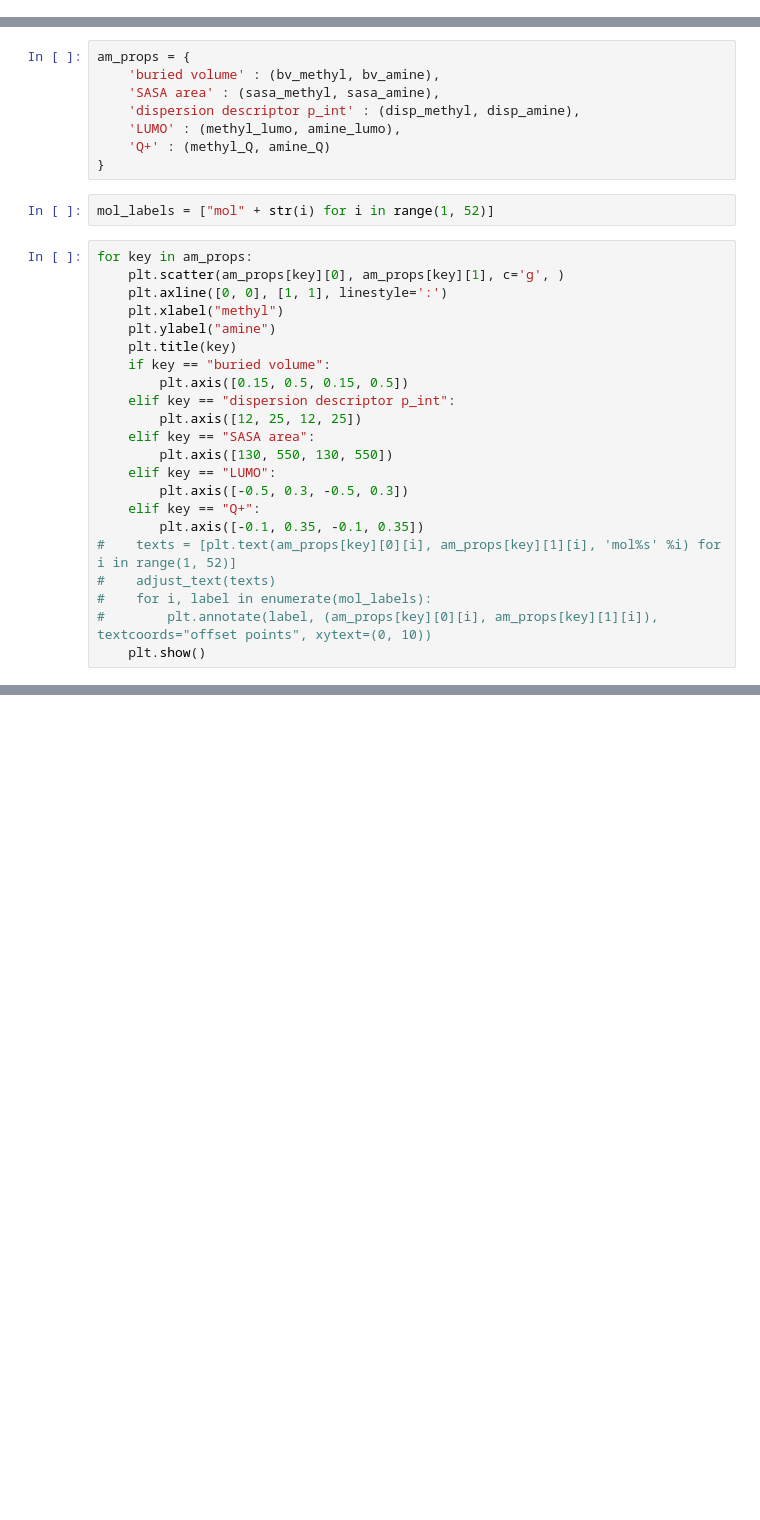
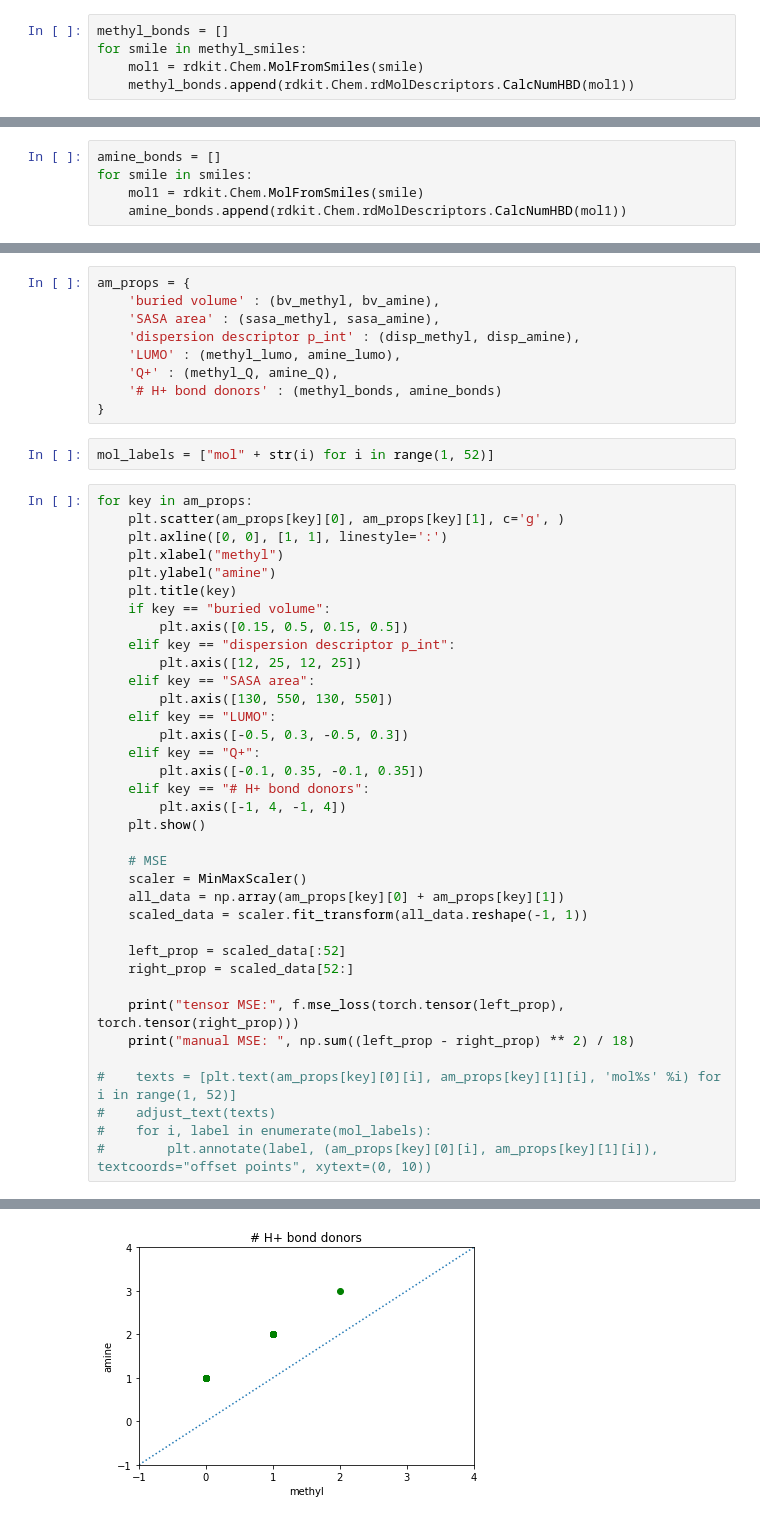
Before and after one commit to huynmela/PeptoidsProject, a Jupyter notebook: smiles_props.ipynb, the cells around one changed output, grey strips where cells are left out. Cells and saved outputs as stored; diff of their text form; blank space fills up the shorter version.

```diff
--- a/smiles_props.ipynb
+++ b/smiles_props.ipynb
@@ -175,6 +232,11 @@ methyl_xtb = np.load('data/methyl_xtb_data.npy', allow_pickle=True)
 methyl_lumo = [i[0] for i in methyl_xtb]
 methyl_Q = [i[1] for i in methyl_xtb]
 methyl_H = [i[2] for i in methyl_xtb]
+# %%
+methyl_bonds = []
+for smile in methyl_smiles:
+    mol1 = rdkit.Chem.MolFromSmiles(smile)
+    methyl_bonds.append(rdkit.Chem.rdMolDescriptors.CalcNumHBD(mol1))
 # %% [markdown]
 ### calculating amine properties
 # %%
@@ -199,6 +261,11 @@ amine_xtb = np.load('data/amine_xtb_data.npy', allow_pickle=True)
 amine_lumo = [i[0] for i in amine_xtb]
 amine_Q = [i[1] for i in amine_xtb]
 amine_H = [i[2] for i in amine_xtb]
+# %%
+amine_bonds = []
+for smile in smiles:
+    mol1 = rdkit.Chem.MolFromSmiles(smile)
+    amine_bonds.append(rdkit.Chem.rdMolDescriptors.CalcNumHBD(mol1))
 # %% [markdown]
 ### plotting
 # %%
@@ -207,7 +274,8 @@ am_props = {
     'SASA area' : (sasa_methyl, sasa_amine),
     'dispersion descriptor p_int' : (disp_methyl, disp_amine),
     'LUMO' : (methyl_lumo, amine_lumo),
-    'Q+' : (methyl_Q, amine_Q)
+    'Q+' : (methyl_Q, amine_Q),
+    '# H+ bond donors' : (methyl_bonds, amine_bonds)
 }
 # %%
 mol_labels = ["mol" + str(i) for i in range(1, 52)]
@@ -228,10 +296,24 @@ for key in am_props:
         plt.axis([-0.5, 0.3, -0.5, 0.3])
     elif key == "Q+":
         plt.axis([-0.1, 0.35, -0.1, 0.35])
+    elif key == "# H+ bond donors":
+        plt.axis([-1, 4, -1, 4])
+    plt.show()
+
+    # MSE
+    scaler = MinMaxScaler()
+    all_data = np.array(am_props[key][0] + am_props[key][1])
+    scaled_data = scaler.fit_transform(all_data.reshape(-1, 1))
+
+    left_prop = scaled_data[:52]
+    right_prop = scaled_data[52:]
+
+    print("tensor MSE:", f.mse_loss(torch.tensor(left_prop), torch.tensor(right_prop)))
+    print("manual MSE: ", np.sum((left_prop - right_prop) ** 2) / 18)
+
 #    texts = [plt.text(am_props[key][0][i], am_props[key][1][i], 'mol%s' %i) for i in range(1, 52)]
 #    adjust_text(texts)
 #    for i, label in enumerate(mol_labels):
 #        plt.annotate(label, (am_props[key][0][i], am_props[key][1][i]), textcoords="offset points", xytext=(0, 10))
-    plt.show()
 # %% [output]
 [figure]
@@ -241,0 +334 @@ for key in am_props:
+[figure, added]
```
Also changed, not shown: parts of 11 cells of this notebook.
